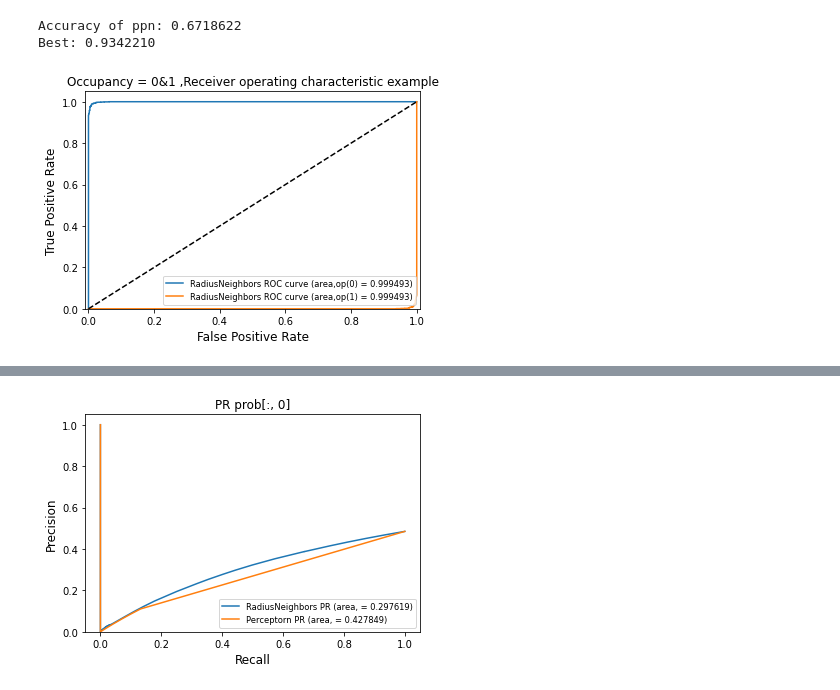
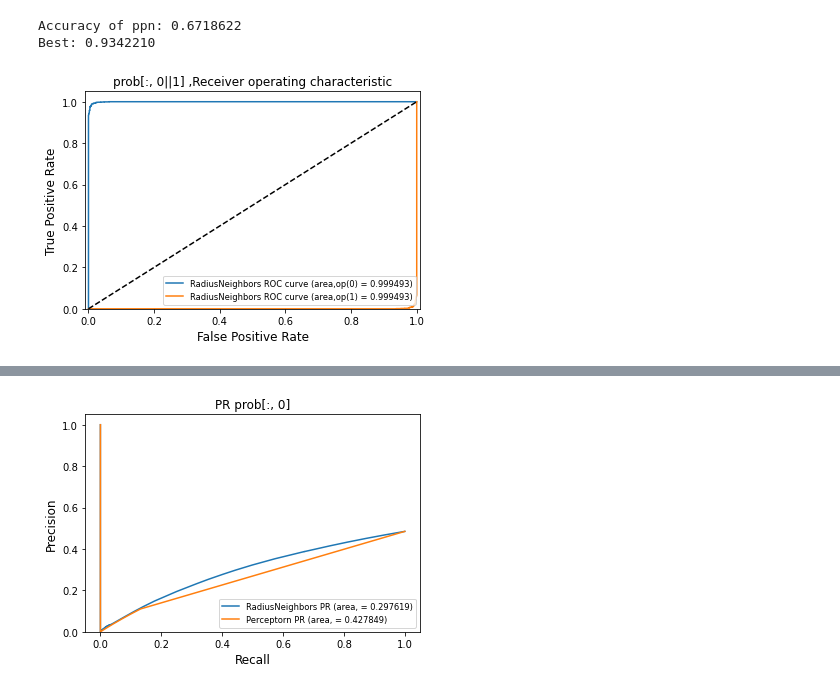
Before and after one commit to iagsav/ml_rob_nets_2020, a Jupyter notebook: ml/lab2/Kremlev/Kremlev.ipynb, the cells around one changed output, grey strips where cells are left out. Cells and saved outputs as stored; diff of their text form; code cells hidden in the pictures.

Commit message:
fixed plots

```diff
--- a/ml/lab2/Kremlev/Kremlev.ipynb
+++ b/ml/lab2/Kremlev/Kremlev.ipynb
@@ -279,35 +279,35 @@ class plots():
         #probas_predarray, shape = [n_samples]
         #Estimated probabilities or decision function.
         tpr, fpr, thresholds = roc_curve(test, prob[:, 0])
         roc_auc  = auc(fpr, tpr)
         plt.plot(fpr, tpr, label='%s ROC curve (area,op(0) = %f)' % (name, roc_auc))
         tpr1, fpr1, thresholds = roc_curve(test, prob[:, 1])
         roc_auc1  = auc(fpr1, tpr1)
         plt.plot(fpr1, tpr1, label='%s ROC curve (area,op(1) = %f)' % (name, roc_auc))
 
     def addPr(self, prob, occupancy, name, test):
         #in precision_recall_curve we can use int tmp, lets use it
         precision, recall, _ = precision_recall_curve(test, prob[:, occupancy])
         aps = average_precision_score(test, prob[:, occupancy])
         plt.plot(recall, precision, label='%s PR (area, = %f)' % (name, aps))
 
 #create few ojbect to draw different roc * pr plots
 rnc_roc = plots()
 rnc_pr = plots()
 ppn_pr = plots()
 ppn_roc = plots()
 rnc_roc.addRoc(prob_rnc, 'RadiusNeighbors', y_test)
 
 plt.plot([0, 1], [0, 1], 'k--')
 plt.xlim([-0.01, 1.01])
 plt.ylim([0.0, 1.05])
 plt.xlabel('False Positive Rate', fontsize='large')
 plt.ylabel('True Positive Rate', fontsize='large')
 plt.legend(loc=4, fontsize='small')
-plt.title('Occupancy = 0&1 ,Receiver operating characteristic' )
+plt.title('prob[:, 0||1] ,Receiver operating characteristic' )
 plt.show()
 # %% [output]
-[figure, old version]
+[figure, new version]
 # %%
 rnc_roc.addRoc(prob_rnc, 'RadiusNeighbors', y_test)
 
```
Also changed, not shown: parts of 3 cells of this notebook.
